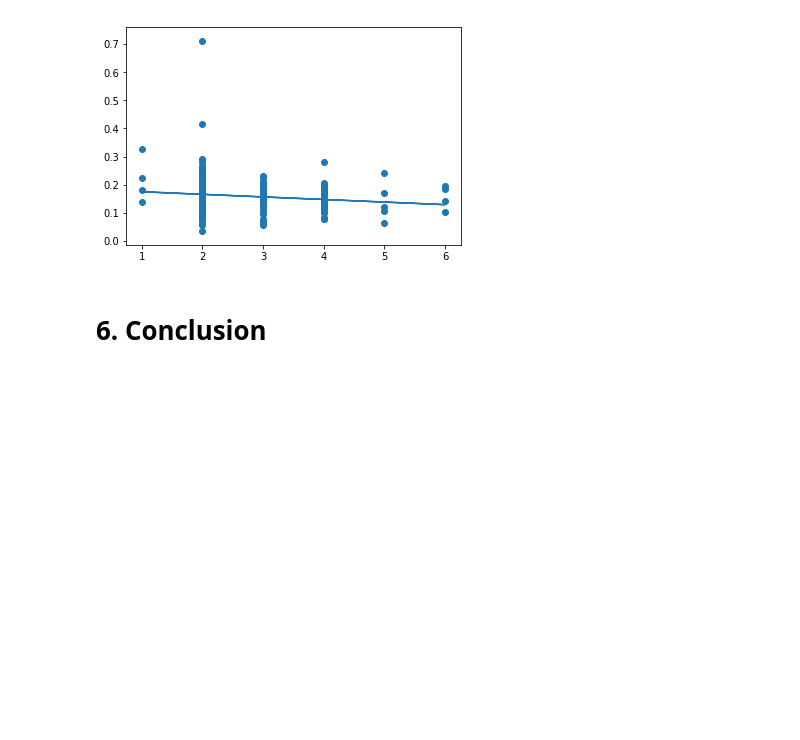
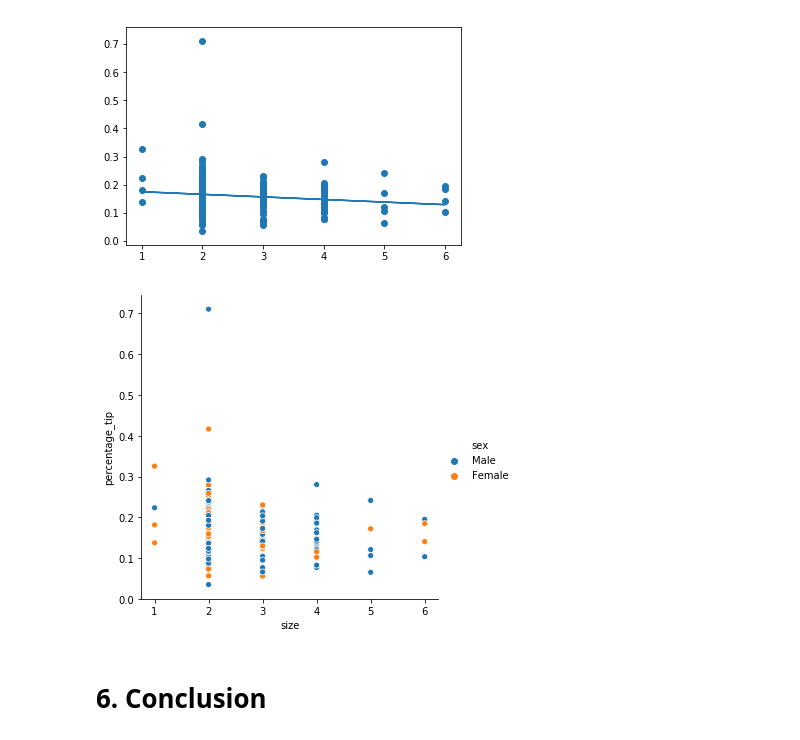
Before and after one commit to michealcannon/fundamentals-project, a Jupyter notebook: Tips Dataset.ipynb, the cells around one changed output. Saved outputs shown, nothing was run; the diff lists cells and outputs as text; code cells hidden in the pictures; blank space fills up the shorter version.

Commit message:
scatterplot of size against tip percentage coloured by sex

```diff
--- a/Tips Dataset.ipynb
+++ b/Tips Dataset.ipynb
@@ -181,6 +181,8 @@ plt.plot(s,m*s +c) # plot line of best fit using values m and c obtained above
 [<matplotlib.lines.Line2D at 0x...>]
 [figure]
 # %%
-sns.relplot(x="size", y="percentage_tip", data=tips); # scatterplot of size of group(x axis) against percentage tip(y axis) from data in tips dataset
+sns.relplot(x="size", y="percentage_tip",hue = "sex", data=tips); # scatterplot of size of group(x axis) against percentage tip(y axis) from data in tips dataset
+# %% [output]
+[figure, added]
 # %% [markdown]
 # 6. Conclusion
```
